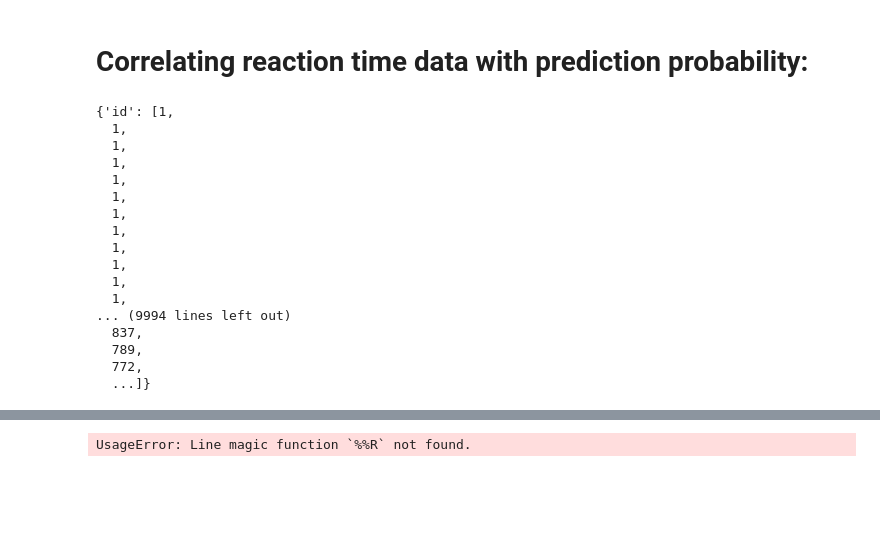
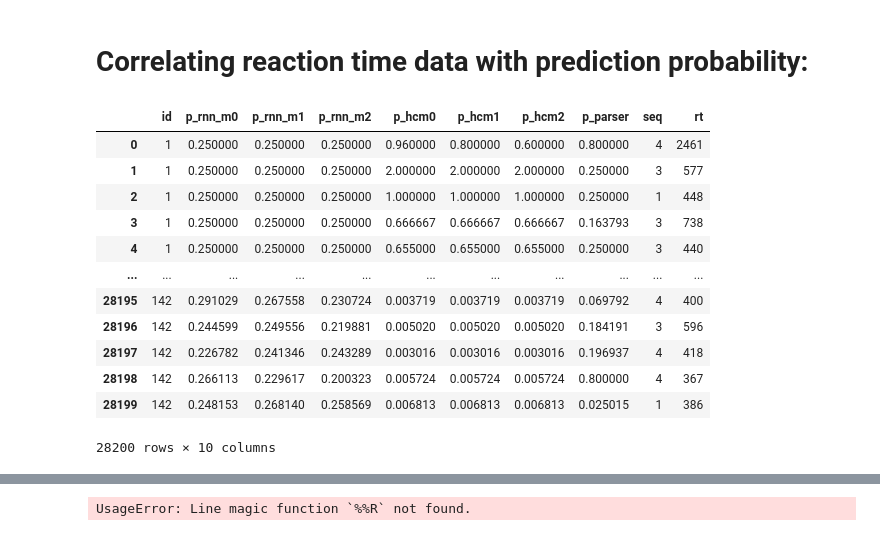
Before and after one commit to swu32/HCM, a Jupyter notebook: Demo/Demo_5_Human_HCM_RNN.ipynb, the cells around one changed output, grey strips where cells are left out. Saved outputs shown, nothing was run; the diff lists cells and outputs as text; code cells hidden in the pictures; blank space fills up the shorter version.

```diff
--- a/Demo/Demo_5_Human_HCM_RNN.ipynb
+++ b/Demo/Demo_5_Human_HCM_RNN.ipynb
@@ -533,23 +533,19 @@ import numpy as np
 
 dfsubject = pd.read_csv('../InputData/human_data/filtered_exp1.csv')
 df = pd.DataFrame.from_dict(data)
-# %%
-data
-# %% [output]
-{'id': [1,
-  1,
-  1,
-  1,
-  1,
-  1,
-  1,
-  1,
-  1,
-  1,
-  1,
-  1,
-... (9994 lines left out)
-  837,
-  789,
-  772,
-  ...]}
+# %%
+df
+# %% [output]
+|  | id | p_rnn_m0 | p_rnn_m1 | p_rnn_m2 | p_hcm0 | p_hcm1 | p_hcm2 | p_parser | seq | rt |
+| 0 | 1 | 0.250000 | 0.250000 | 0.250000 | 0.960000 | 0.800000 | 0.600000 | 0.800000 | 4 | 2461 |
+| 1 | 1 | 0.250000 | 0.250000 | 0.250000 | 2.000000 | 2.000000 | 2.000000 | 0.250000 | 3 | 577 |
+| 2 | 1 | 0.250000 | 0.250000 | 0.250000 | 1.000000 | 1.000000 | 1.000000 | 0.250000 | 1 | 448 |
+| 3 | 1 | 0.250000 | 0.250000 | 0.250000 | 0.666667 | 0.666667 | 0.666667 | 0.163793 | 3 | 738 |
+| 4 | 1 | 0.250000 | 0.250000 | 0.250000 | 0.655000 | 0.655000 | 0.655000 | 0.250000 | 3 | 440 |
+| ... | ... | ... | ... | ... | ... | ... | ... | ... | ... | ... |
+| 28195 | 142 | 0.291029 | 0.267558 | 0.230724 | 0.003719 | 0.003719 | 0.003719 | 0.069792 | 4 | 400 |
+| 28196 | 142 | 0.244599 | 0.249556 | 0.219881 | 0.005020 | 0.005020 | 0.005020 | 0.184191 | 3 | 596 |
+| 28197 | 142 | 0.226782 | 0.241346 | 0.243289 | 0.003016 | 0.003016 | 0.003016 | 0.196937 | 4 | 418 |
+| 28198 | 142 | 0.266113 | 0.229617 | 0.200323 | 0.005724 | 0.005724 | 0.005724 | 0.800000 | 4 | 367 |
+| 28199 | 142 | 0.248153 | 0.268140 | 0.258569 | 0.006813 | 0.006813 | 0.006813 | 0.025015 | 1 | 386 |
+28200 rows × 10 columns
```
Also changed, not shown: parts of 14 cells of this notebook, 1 other file.
